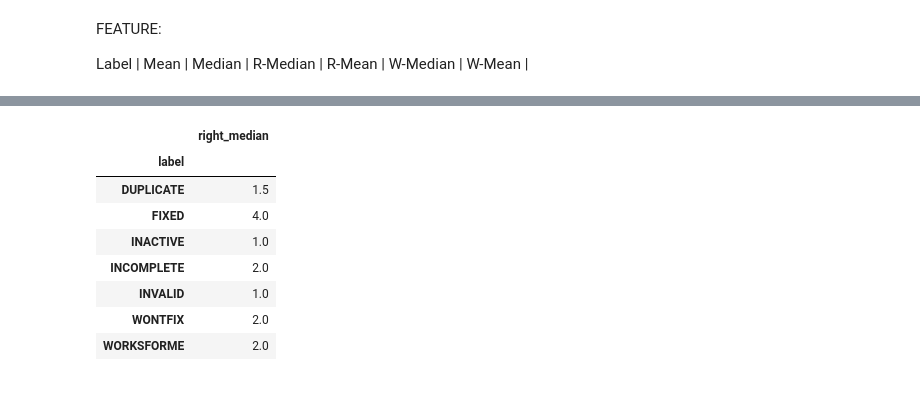
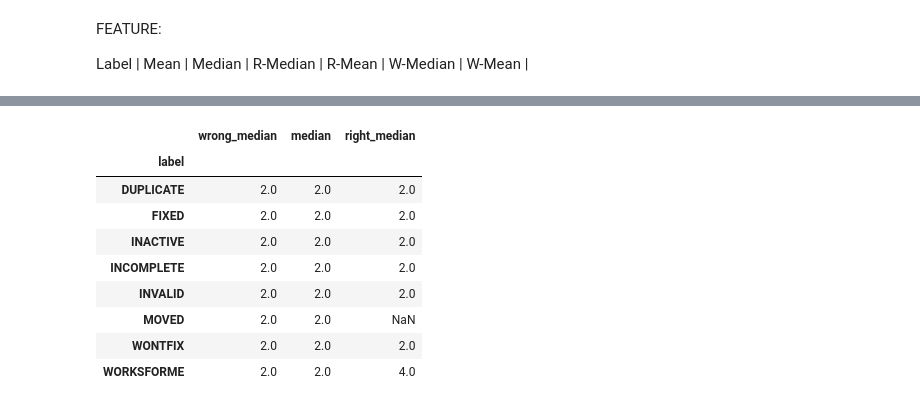
Before and after one commit to manoelf/master-research-bugreport, a Jupyter notebook: notebook/bug-report-investigatin-bugzilla.ipynb, the cells around one changed output, grey strips where cells are left out. Saved outputs shown, nothing was run; the diff lists cells and outputs as text; code cells hidden in the pictures.

```diff
--- a/notebook/bug-report-investigatin-bugzilla.ipynb
+++ b/notebook/bug-report-investigatin-bugzilla.ipynb
@@ -600,4 +546,0 @@ data_eda[(data_eda['label'] == 'INCOMPLETE')][(data_eda["predicted"] == 'WORKSFO
-# %%
-df = data_eda[['label', 'total_users_commenting']].groupby('label').mean()
-df['median'] = data_eda[['label', 'total_users_commenting']].groupby('label').median()['total_users_commenting']
-df
@@ -647,9 +565,3 @@ df['total_users_commenting'].plot(kind='bar', ax=ax, alpha=0.7)
 FEATURE:
 
 Label  | Mean | Median | R-Median | R-Mean | W-Median | W-Mean |
-# %%
-def make_analysis_feature(df, feature, labels):
-    analysis = pd.DataFrame()
-    for leabel in labels:
-        analysis = df[['label', feature]].groupby('label').median()[feature]
-        analysis['mean'] = df[['label', feature]].groupby('label').mean()[feature]
@@ -700,12 +568,25 @@ test
-# %%
-test
-# %% [output]
-|  | right_median |
-| label |  |
-| DUPLICATE | 1.5 |
-| FIXED | 4.0 |
-| INACTIVE | 1.0 |
-| INCOMPLETE | 2.0 |
-| INVALID | 1.0 |
-| WONTFIX | 2.0 |
-| WORKSFORME | 2.0 |
+# %%
+def make_analysis_feature(df, feature):
+    analysis = pd.DataFrame()
+    median = data_eda[['label', feature]].groupby('label').median()[feature]
+    right_median = data_eda[data_eda['label'] == data_eda['predicted']][['label', feature]].groupby('label').median().rename(columns = {feature:'right_median'})
+    analysis = data_eda[data_eda['label'] != data_eda['predicted']][['label', feature]].groupby('label').median().rename(columns = {feature:'wrong_median'})
+
+    analysis['median'] = median.values
+    analysis['right_median'] = right_median['right_median']
+
+    return analysis
+# %%
+test = make_analysis_feature(data_eda, 'severity')
+test
+# %% [output]
+|  | wrong_median | median | right_median |
+| label |  |  |  |
+| DUPLICATE | 2.0 | 2.0 | 2.0 |
+| FIXED | 2.0 | 2.0 | 2.0 |
+| INACTIVE | 2.0 | 2.0 | 2.0 |
+| INCOMPLETE | 2.0 | 2.0 | 2.0 |
+| INVALID | 2.0 | 2.0 | 2.0 |
+| MOVED | 2.0 | 2.0 | NaN |
+| WONTFIX | 2.0 | 2.0 | 2.0 |
+| WORKSFORME | 2.0 | 2.0 | 4.0 |
```
Also changed, not shown: parts of 14 cells of this notebook.
